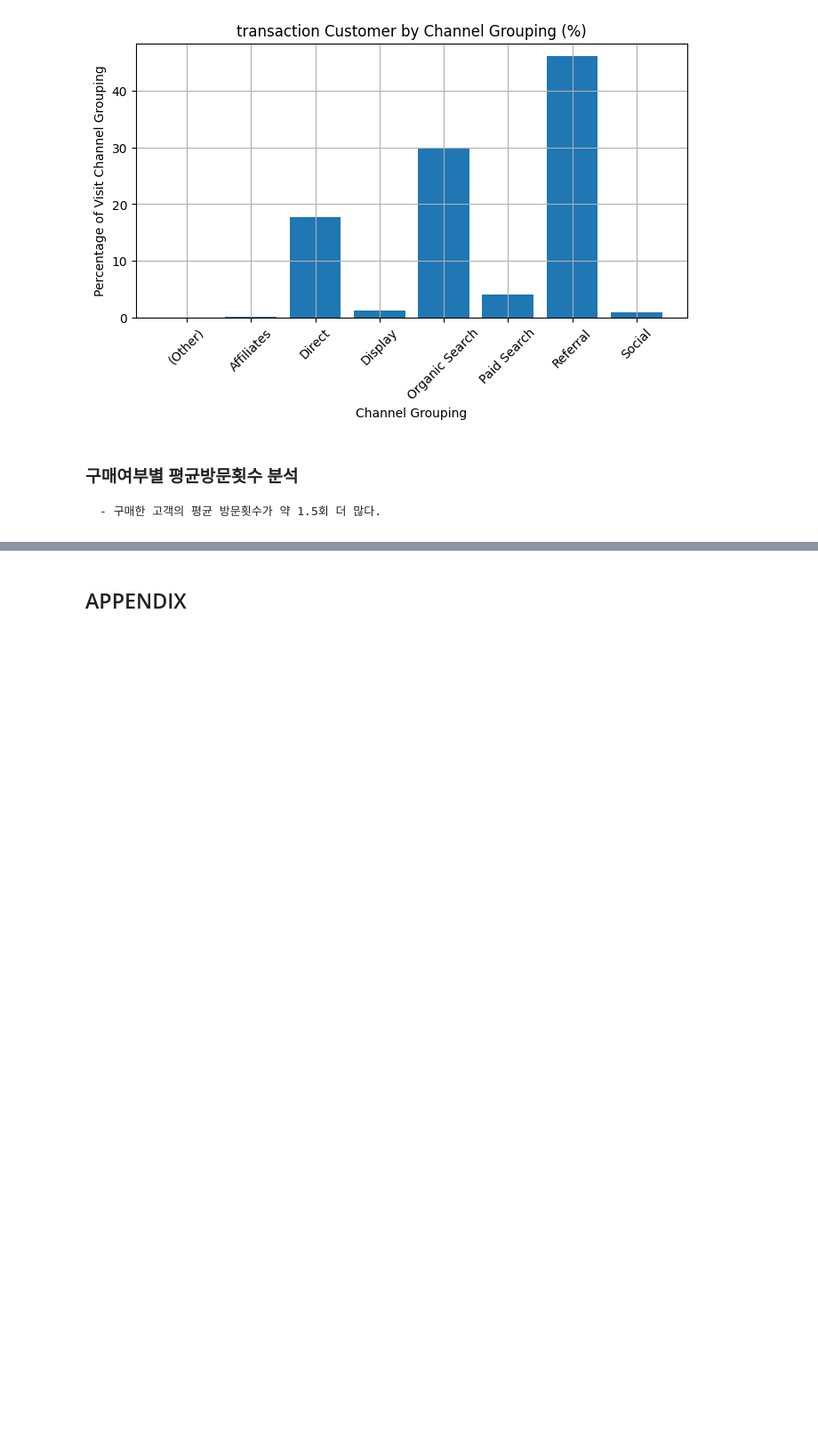
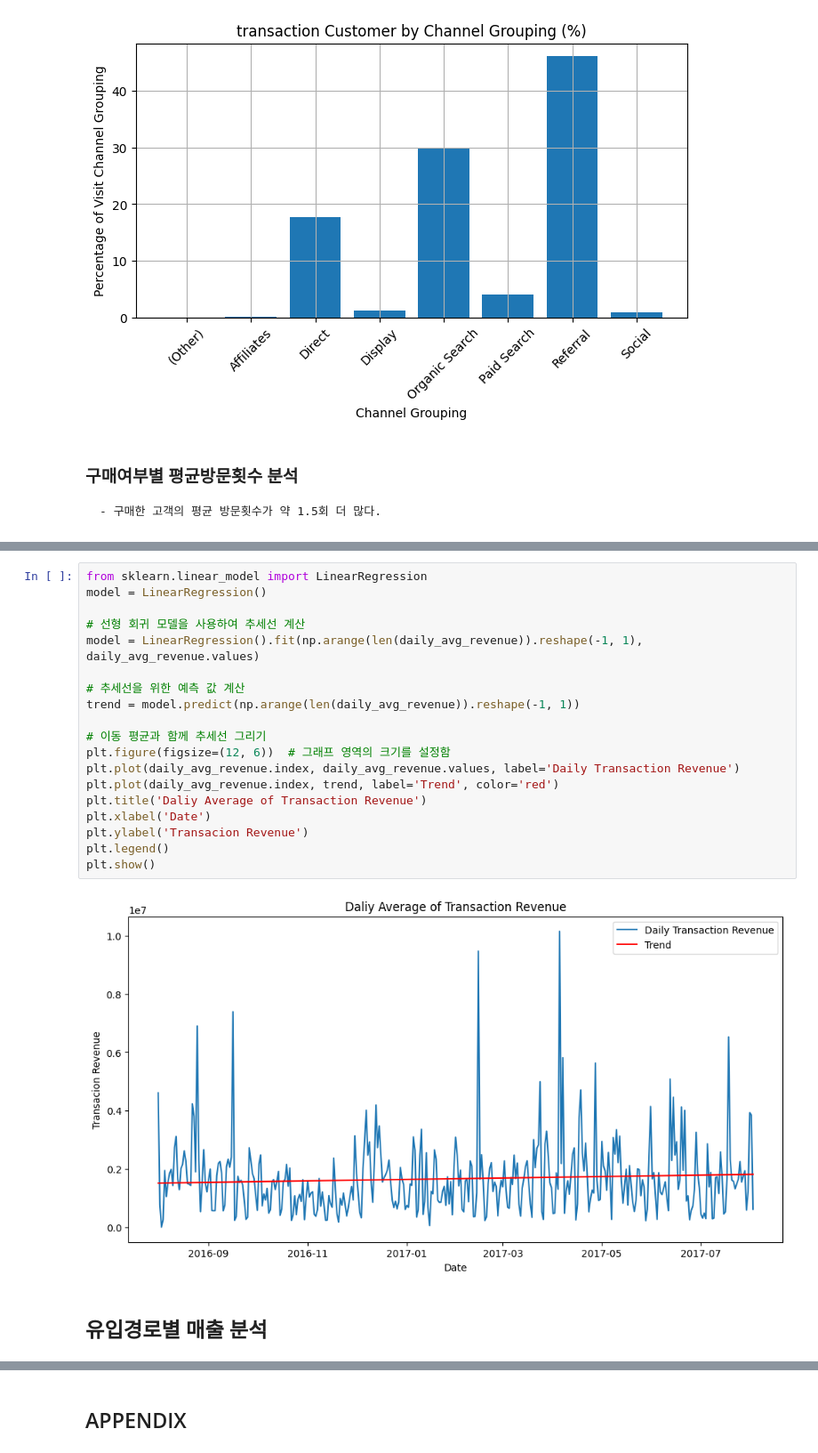
Before and after one commit to DIB-PP/-, a Jupyter notebook: project3_GA4_수경.ipynb, the cells around one changed output, grey strips where cells are left out. Shown at 89% size. Cells and saved outputs as stored; diff of their text form; blank space fills up the shorter version.

```diff
--- a/project3_GA4_수경.ipynb
+++ b/project3_GA4_수경.ipynb
@@ -352,0 +359,23 @@ plt.show()
+# %%
+from sklearn.linear_model import LinearRegression
+model = LinearRegression()
+
+# 선형 회귀 모델을 사용하여 추세선 계산
+model = LinearRegression().fit(np.arange(len(daily_avg_revenue)).reshape(-1, 1), daily_avg_revenue.values)
+
+# 추세선을 위한 예측 값 계산
+trend = model.predict(np.arange(len(daily_avg_revenue)).reshape(-1, 1))
+
+# 이동 평균과 함께 추세선 그리기
+plt.figure(figsize=(12, 6))  # 그래프 영역의 크기를 설정함
+plt.plot(daily_avg_revenue.index, daily_avg_revenue.values, label='Daily Transaction Revenue')
+plt.plot(daily_avg_revenue.index, trend, label='Trend', color='red')
+plt.title('Daliy Average of Transaction Revenue')
+plt.xlabel('Date')
+plt.ylabel('Transacion Revenue')
+plt.legend()
+plt.show()
+# %% [output]
+[figure, added]
+# %% [markdown]
+## 유입경로별 매출 분석
```
Also changed, not shown: parts of 8 cells of this notebook.
